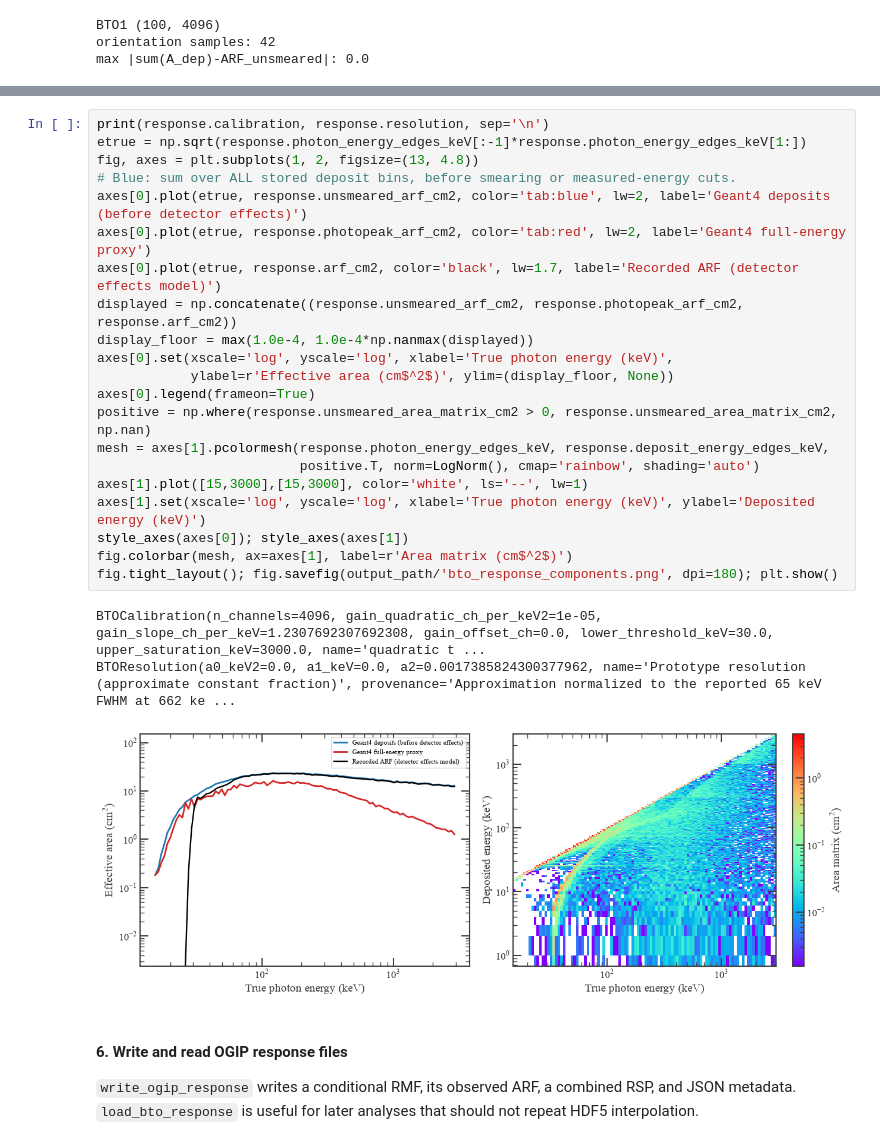
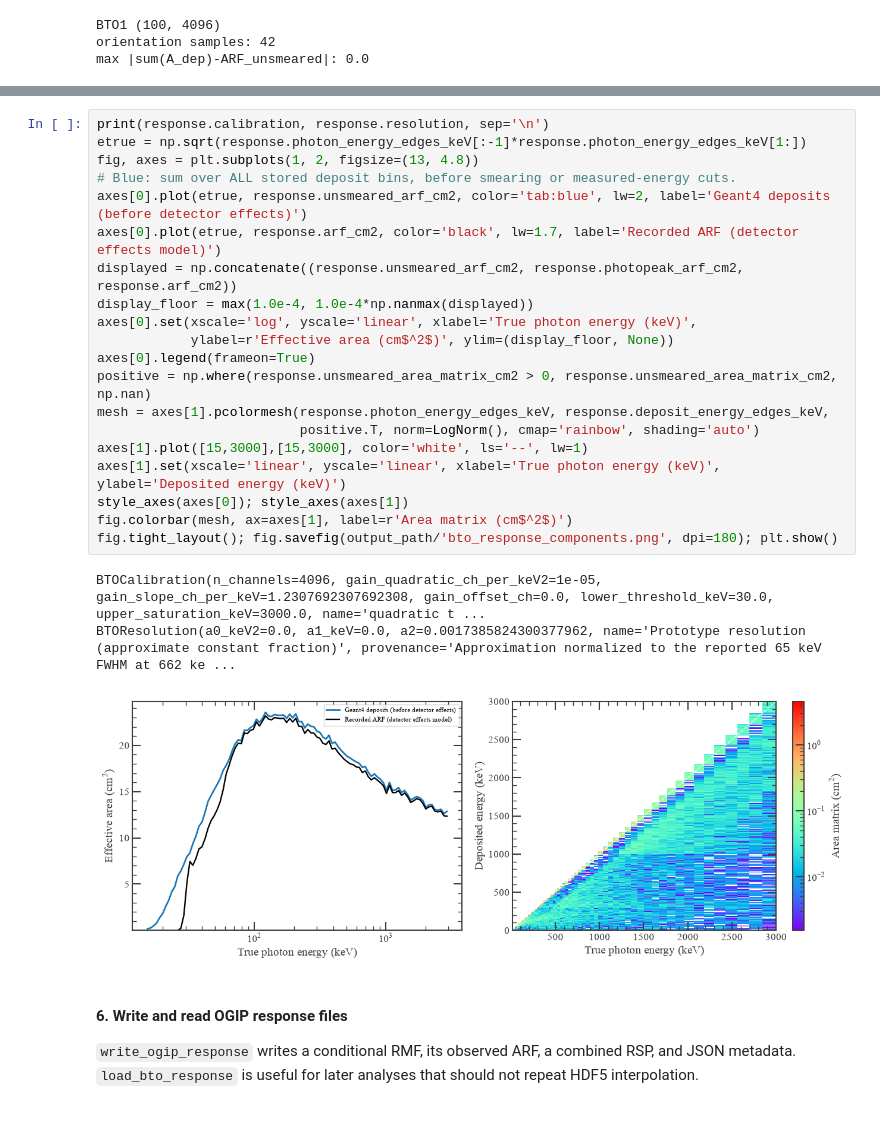
Before and after one commit to NShunsaku/cosipy.nonimaging, a Jupyter notebook: cosipy/nonimaging/bto/tutorial/01_bto_response_api.ipynb, the cells around one changed output, grey strips where cells are left out. Cells and saved outputs as stored; diff of their text form.

```diff
--- a/cosipy/nonimaging/bto/tutorial/01_bto_response_api.ipynb
+++ b/cosipy/nonimaging/bto/tutorial/01_bto_response_api.ipynb
@@ -365,28 +363,27 @@ objects used, so the plotted model can be checked without guessing from a label.
 # %%
 print(response.calibration, response.resolution, sep='\n')
 etrue = np.sqrt(response.photon_energy_edges_keV[:-1]*response.photon_energy_edges_keV[1:])
 fig, axes = plt.subplots(1, 2, figsize=(13, 4.8))
 # Blue: sum over ALL stored deposit bins, before smearing or measured-energy cuts.
 axes[0].plot(etrue, response.unsmeared_arf_cm2, color='tab:blue', lw=2, label='Geant4 deposits (before detector effects)')
-axes[0].plot(etrue, response.photopeak_arf_cm2, color='tab:red', lw=2, label='Geant4 full-energy proxy')
 axes[0].plot(etrue, response.arf_cm2, color='black', lw=1.7, label='Recorded ARF (detector effects model)')
 displayed = np.concatenate((response.unsmeared_arf_cm2, response.photopeak_arf_cm2, response.arf_cm2))
 display_floor = max(1.0e-4, 1.0e-4*np.nanmax(displayed))
-axes[0].set(xscale='log', yscale='log', xlabel='True photon energy (keV)',
+axes[0].set(xscale='log', yscale='linear', xlabel='True photon energy (keV)',
             ylabel=r'Effective area (cm$^2$)', ylim=(display_floor, None))
 axes[0].legend(frameon=True)
 positive = np.where(response.unsmeared_area_matrix_cm2 > 0, response.unsmeared_area_matrix_cm2, np.nan)
 mesh = axes[1].pcolormesh(response.photon_energy_edges_keV, response.deposit_energy_edges_keV,
                           positive.T, norm=LogNorm(), cmap='rainbow', shading='auto')
 axes[1].plot([15,3000],[15,3000], color='white', ls='--', lw=1)
-axes[1].set(xscale='log', yscale='log', xlabel='True photon energy (keV)', ylabel='Deposited energy (keV)')
+axes[1].set(xscale='linear', yscale='linear', xlabel='True photon energy (keV)', ylabel='Deposited energy (keV)')
 style_axes(axes[0]); style_axes(axes[1])
 fig.colorbar(mesh, ax=axes[1], label=r'Area matrix (cm$^2$)')
 fig.tight_layout(); fig.savefig(output_path/'bto_response_components.png', dpi=180); plt.show()
 # %% [output]
 BTOCalibration(n_channels=4096, gain_quadratic_ch_per_keV2=1e-05, gain_slope_ch_per_keV=1.2307692307692308, gain_offset_ch=0.0, lower_threshold_keV=30.0, upper_saturation_keV=3000.0, name='quadratic t ...
 BTOResolution(a0_keV2=0.0, a1_keV=0.0, a2=0.0017385824300377962, name='Prototype resolution (approximate constant fraction)', provenance='Approximation normalized to the reported 65 keV FWHM at 662 ke ...
-[figure, old version]
+[figure, new version]
 # %% [markdown]
 #### 6. Write and read OGIP response files
 
```
Also changed, not shown: parts of 2 cells of this notebook, 2 other files.
